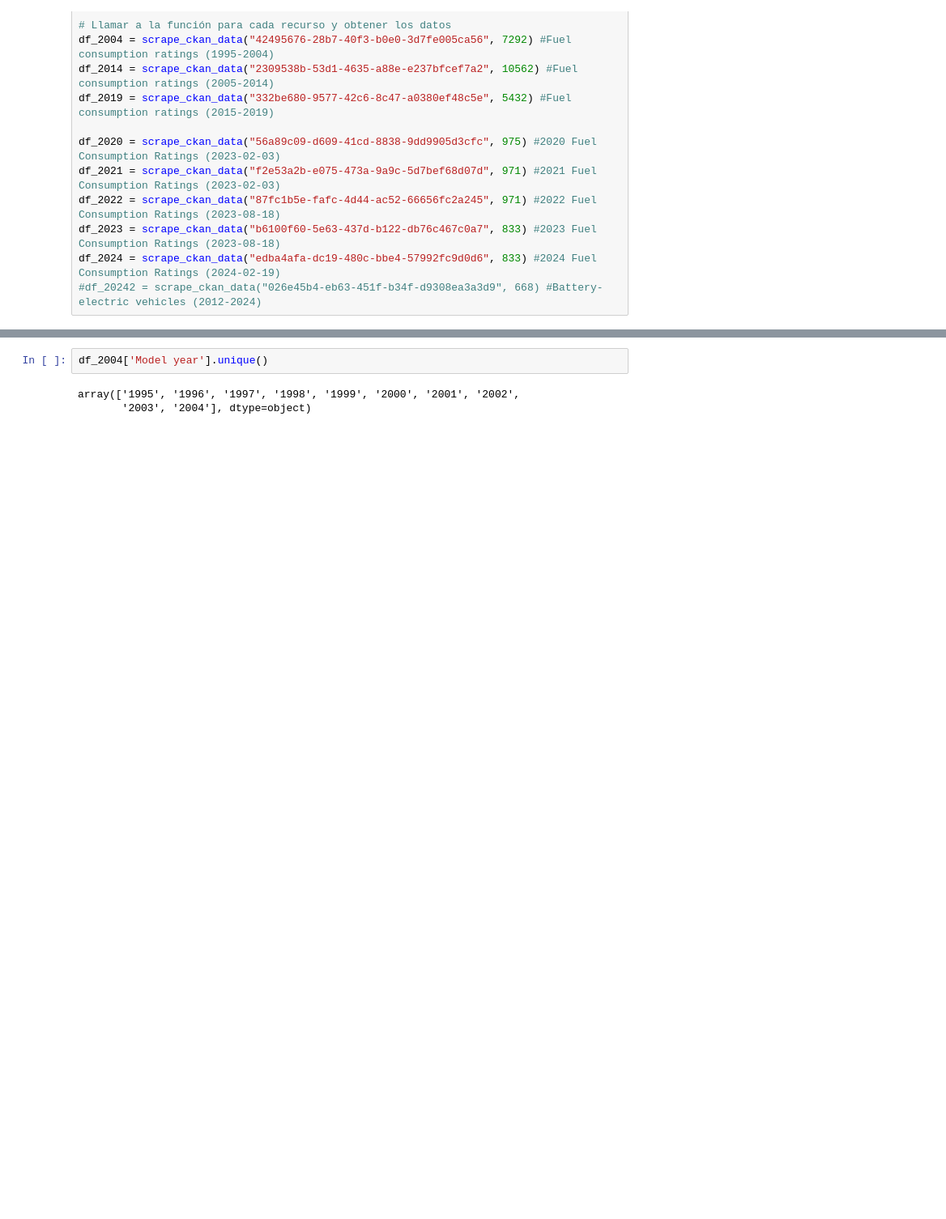
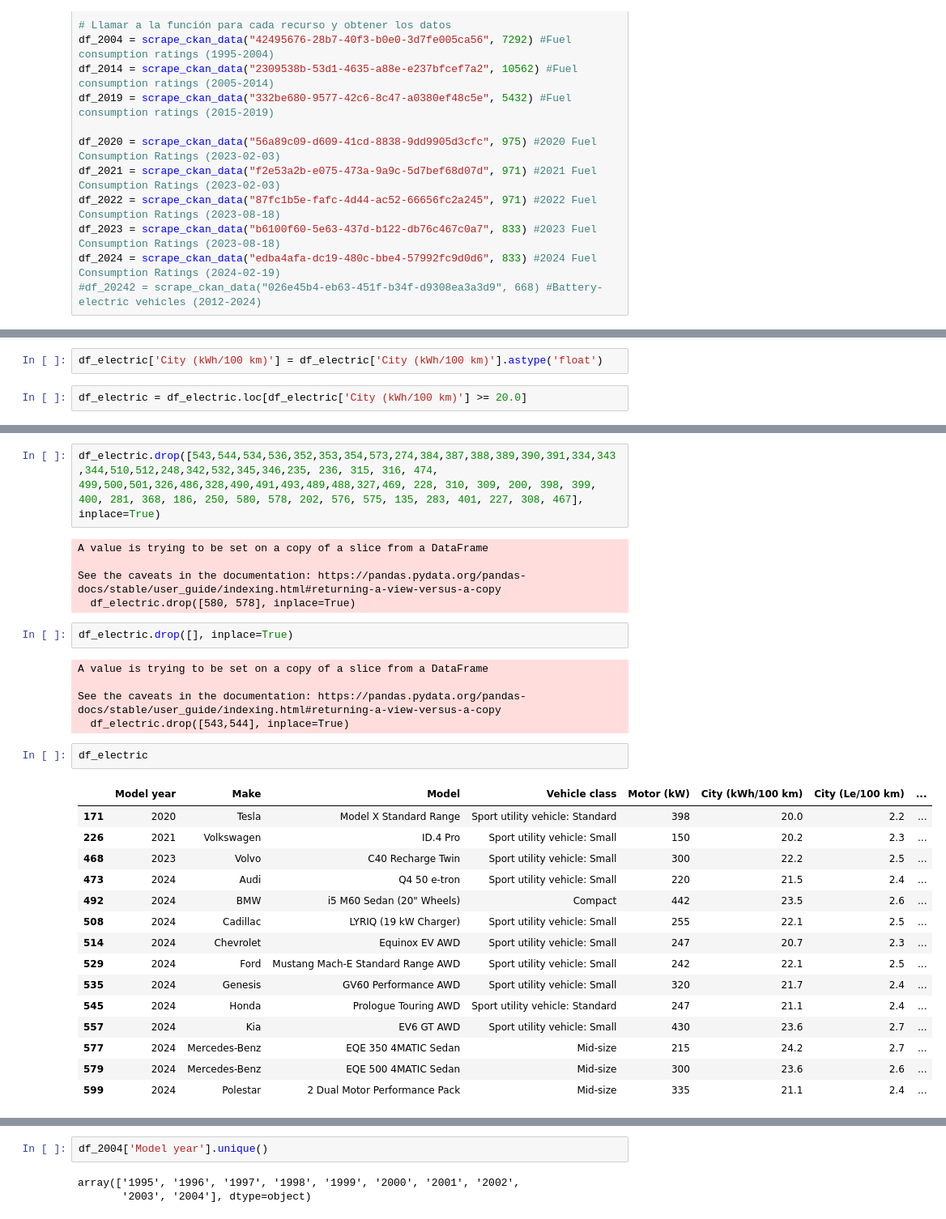
Before and after one commit to clblommberg/MVP_ML_TransporteNY, a Jupyter notebook: notebooks/01_Scraping.ipynb, the cells around one changed output, grey strips where cells are left out. Shown at 81% size. Saved outputs shown, nothing was run; the diff lists cells and outputs as text; blank space fills up the shorter version.

Commit message:
modificado dataset electricos

```diff
--- a/notebooks/01_Scraping.ipynb
+++ b/notebooks/01_Scraping.ipynb
@@ -1043,0 +1145,4 @@ df_electric = scrape_ckan_data("026e45b4-eb63-451f-b34f-d9308ea3a3d9", 668)  # B
+# %%
+df_electric['City (kWh/100 km)'] = df_electric['City (kWh/100 km)'].astype('float')
+# %%
+df_electric = df_electric.loc[df_electric['City (kWh/100 km)'] >= 20.0]
@@ -1044,3 +1165,35 @@ df_electric = scrape_ckan_data("026e45b4-eb63-451f-b34f-d9308ea3a3d9", 668)  # B
+# %%
+df_electric.drop([543,544,534,536,352,353,354,573,274,384,387,388,389,390,391,334,343,344,510,512,248,342,532,345,346,235, 236, 315, 316, 474, 499,500,501,326,486,328,490,491,493,489,488,327,469, 228, 310, 309, 200, 398, 399, 400, 281, 368, 186, 250, 580, 578, 202, 576, 575, 135, 283, 401, 227, 308, 467], inplace=True)
+# %% [output]
+A value is trying to be set on a copy of a slice from a DataFrame
+
+See the caveats in the documentation: https://pandas.pydata.org/pandas-docs/stable/user_guide/indexing.html#returning-a-view-versus-a-copy
+  df_electric.drop([580, 578], inplace=True)
+# %%
+df_electric.drop([], inplace=True)
+# %% [output]
+A value is trying to be set on a copy of a slice from a DataFrame
+
+See the caveats in the documentation: https://pandas.pydata.org/pandas-docs/stable/user_guide/indexing.html#returning-a-view-versus-a-copy
+  df_electric.drop([543,544], inplace=True)
+# %%
+df_electric
+# %% [output]
+|  | Model year | Make | Model | Vehicle class | Motor (kW) | City (kWh/100 km) | City (Le/100 km) | ... |
+| 171 | 2020 | Tesla | Model X Standard Range | Sport utility vehicle: Standard | 398 | 20.0 | 2.2 | ... |
+| 226 | 2021 | Volkswagen | ID.4 Pro | Sport utility vehicle: Small | 150 | 20.2 | 2.3 | ... |
+| 468 | 2023 | Volvo | C40 Recharge Twin | Sport utility vehicle: Small | 300 | 22.2 | 2.5 | ... |
+| 473 | 2024 | Audi | Q4 50 e-tron | Sport utility vehicle: Small | 220 | 21.5 | 2.4 | ... |
+| 492 | 2024 | BMW | i5 M60 Sedan (20" Wheels) | Compact | 442 | 23.5 | 2.6 | ... |
+| 508 | 2024 | Cadillac | LYRIQ (19 kW Charger) | Sport utility vehicle: Small | 255 | 22.1 | 2.5 | ... |
+| 514 | 2024 | Chevrolet | Equinox EV AWD | Sport utility vehicle: Small | 247 | 20.7 | 2.3 | ... |
+| 529 | 2024 | Ford | Mustang Mach-E Standard Range AWD | Sport utility vehicle: Small | 242 | 22.1 | 2.5 | ... |
+| 535 | 2024 | Genesis | GV60 Performance AWD | Sport utility vehicle: Small | 320 | 21.7 | 2.4 | ... |
+| 545 | 2024 | Honda | Prologue Touring AWD | Sport utility vehicle: Standard | 247 | 21.1 | 2.4 | ... |
+| 557 | 2024 | Kia | EV6 GT AWD | Sport utility vehicle: Small | 430 | 23.6 | 2.7 | ... |
+| 577 | 2024 | Mercedes-Benz | EQE 350 4MATIC Sedan | Mid-size | 215 | 24.2 | 2.7 | ... |
+| 579 | 2024 | Mercedes-Benz | EQE 500 4MATIC Sedan | Mid-size | 300 | 23.6 | 2.6 | ... |
+| 599 | 2024 | Polestar | 2 Dual Motor Performance Pack | Mid-size | 335 | 21.1 | 2.4 | ... |
 # %%
 # Imprimir los DataFrames
 print(df_2004.shape)
```
Also changed, not shown: parts of 18 cells of this notebook, 1 other file.
